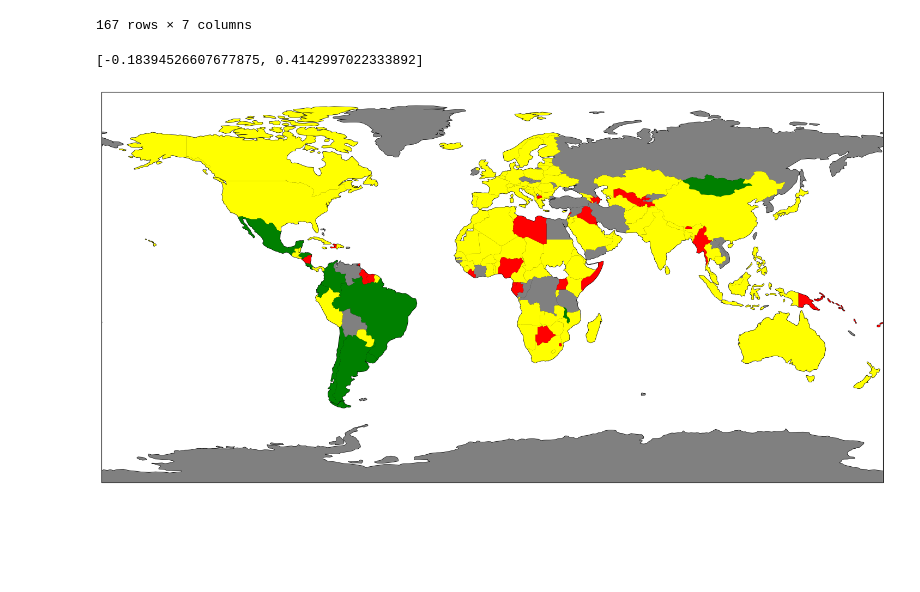
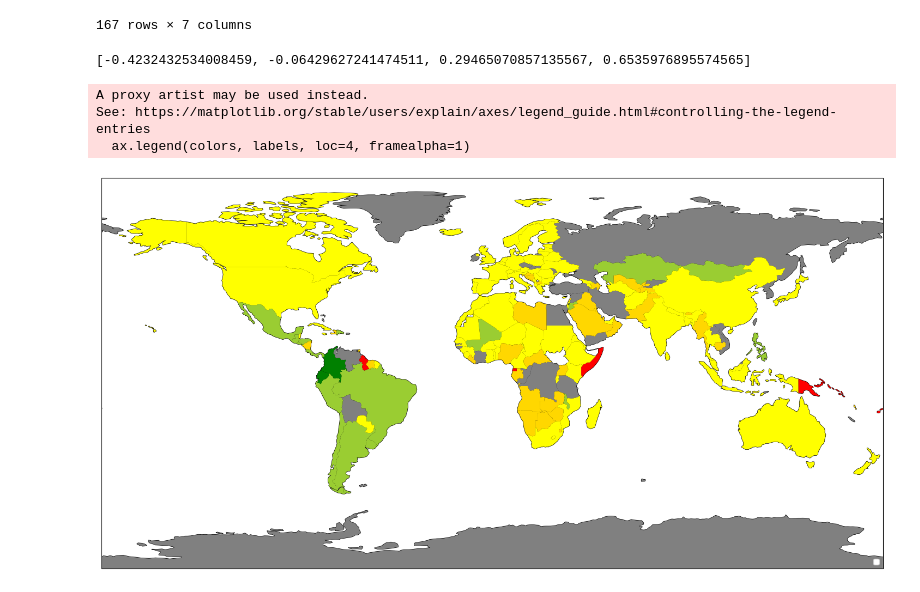
Before and after one commit to Jordan-Conway/DA-V-CA, a Jupyter notebook: index.ipynb, the cells around one changed output. Saved outputs shown, nothing was run; the diff lists cells and outputs as text; code cells hidden in the pictures; blank space fills up the shorter version.

Commit message:
Add final colours for graphs

```diff
--- a/index.ipynb
+++ b/index.ipynb
@@ -688,9 +688,9 @@ def create_map(title: str, data: pd.DataFrame, value_name: str):
     max += diff
     min += diff
 
-    num_cutoffs = 3.0
+    num_cutoffs = 5.0
     cutoffs = []
-    colors = ["red", "yellow", "green"]
+    colors = ["red", "gold","yellow","yellowgreen","green"]
 
     s = max / num_cutoffs
     for i in range(1, int(num_cutoffs)):
@@ -698,32 +698,37 @@ def create_map(title: str, data: pd.DataFrame, value_name: str):
     print(cutoffs)
 
 
     for country in countries:
         try:
             name = pycountry.countries.get(alpha_3 = country.attributes['ADM0_A3']).name
         except AttributeError:
             continue
         index = data.index[data["country"] == name].to_list()
         if(len(index) > 0):
             value = float(data.at[index[0], value_name])
             color = "red"
             if math.isnan(value):
                 color = "grey"
             else:
                 for i in range(0, int(num_cutoffs) -1):
                     if value > cutoffs[i]:
                         color = colors[i +1]
                     else:
                         break
             ax.add_geometries(country.geometry, ccrs.PlateCarree(), facecolor=color)
         else:
             ax.add_geometries(country.geometry, ccrs.PlateCarree(), facecolor="grey")
 
+    labels = list(map(lambda x: "> " + str(x),cutoffs))
+    ax.legend(colors, labels, loc=4, framealpha=1)
     plt.savefig(title)
 
     plt.show()
 
 create_map("Overall Scores", sub_indicators[["country", "final score"]], "final score")
 # %% [output]
-[-0.18394526607677875, 0.4142997022333892]
+[-0.4232432534008459, -0.06429627241474511, 0.29465070857135567, 0.6535976895574565]
+A proxy artist may be used instead.
+See: https://matplotlib.org/stable/users/explain/axes/legend_guide.html#controlling-the-legend-entries
+  ax.legend(colors, labels, loc=4, framealpha=1)
-[figure, old version]
+[figure, new version]
```
